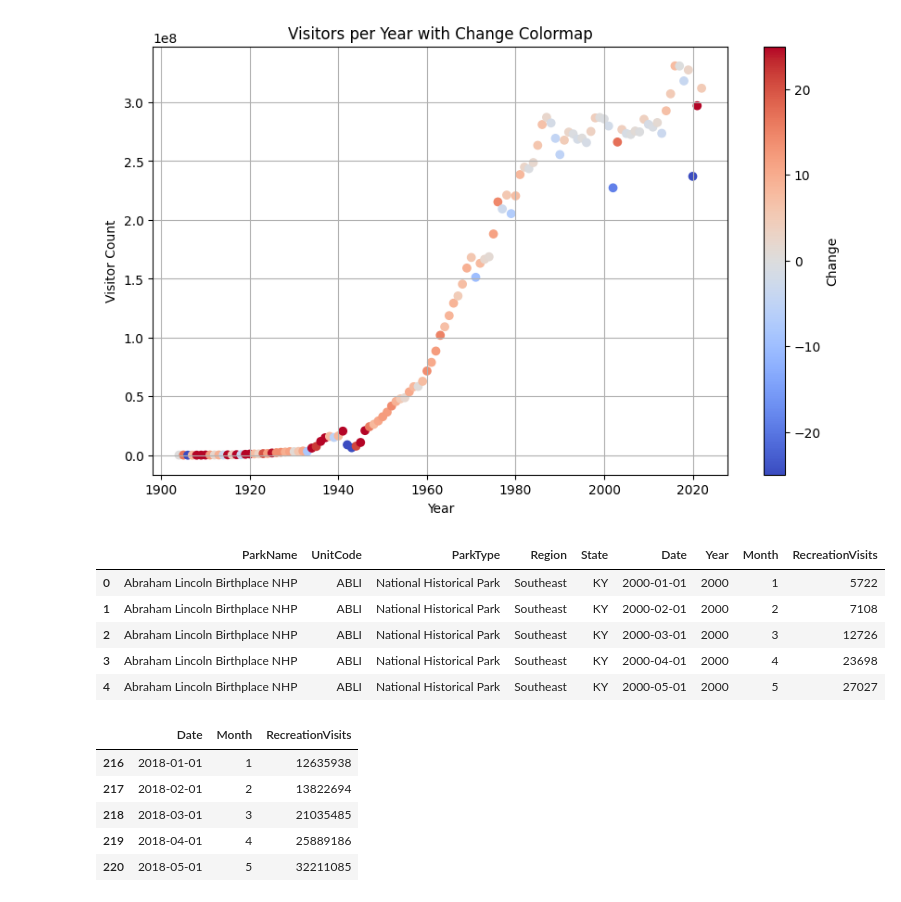
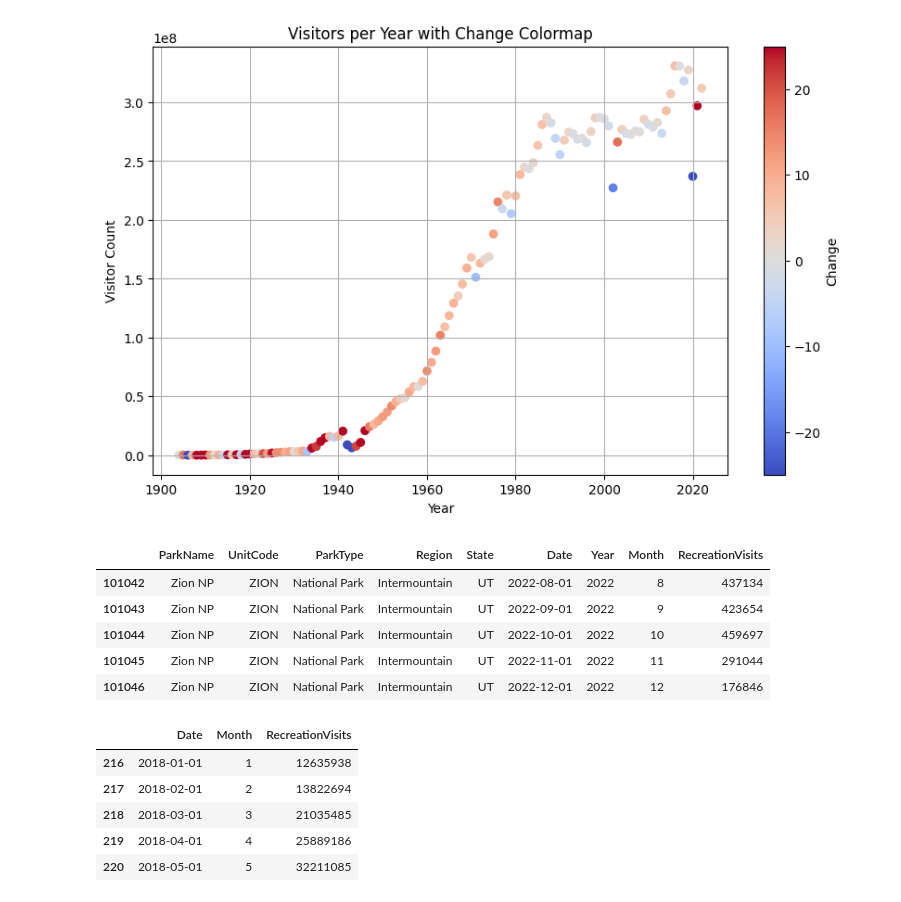
Before and after one commit to michaelzwartz/National-Parks-and-COVID, a Jupyter notebook: Data_visualization.ipynb, the cells around one changed output. Saved outputs shown, nothing was run; the diff lists cells and outputs as text; code cells hidden in the pictures.

```diff
--- a/Data_visualization.ipynb
+++ b/Data_visualization.ipynb
@@ -64,14 +64,14 @@ plt.show()
 # %% [output]
 [figure]
 # %%
-by_park.head()
+by_park.tail()
 # %% [output]
 |  | ParkName | UnitCode | ParkType | Region | State | Date | Year | Month | RecreationVisits |
-| 0 | Abraham Lincoln Birthplace NHP | ABLI | National Historical Park | Southeast | KY | 2000-01-01 | 2000 | 1 | 5722 |
-| 1 | Abraham Lincoln Birthplace NHP | ABLI | National Historical Park | Southeast | KY | 2000-02-01 | 2000 | 2 | 7108 |
-| 2 | Abraham Lincoln Birthplace NHP | ABLI | National Historical Park | Southeast | KY | 2000-03-01 | 2000 | 3 | 12726 |
-| 3 | Abraham Lincoln Birthplace NHP | ABLI | National Historical Park | Southeast | KY | 2000-04-01 | 2000 | 4 | 23698 |
-| 4 | Abraham Lincoln Birthplace NHP | ABLI | National Historical Park | Southeast | KY | 2000-05-01 | 2000 | 5 | 27027 |
+| 101042 | Zion NP | ZION | National Park | Intermountain | UT | 2022-08-01 | 2022 | 8 | 437134 |
+| 101043 | Zion NP | ZION | National Park | Intermountain | UT | 2022-09-01 | 2022 | 9 | 423654 |
+| 101044 | Zion NP | ZION | National Park | Intermountain | UT | 2022-10-01 | 2022 | 10 | 459697 |
+| 101045 | Zion NP | ZION | National Park | Intermountain | UT | 2022-11-01 | 2022 | 11 | 291044 |
+| 101046 | Zion NP | ZION | National Park | Intermountain | UT | 2022-12-01 | 2022 | 12 | 176846 |
 # %%
 rec_visits_month = pd.pivot_table(by_park, values='RecreationVisits', index=['Date', 'Month'], aggfunc = np.sum)
 rec_visits_month = rec_visits_month.reset_index()
```
Also changed, not shown: 1 other file.
